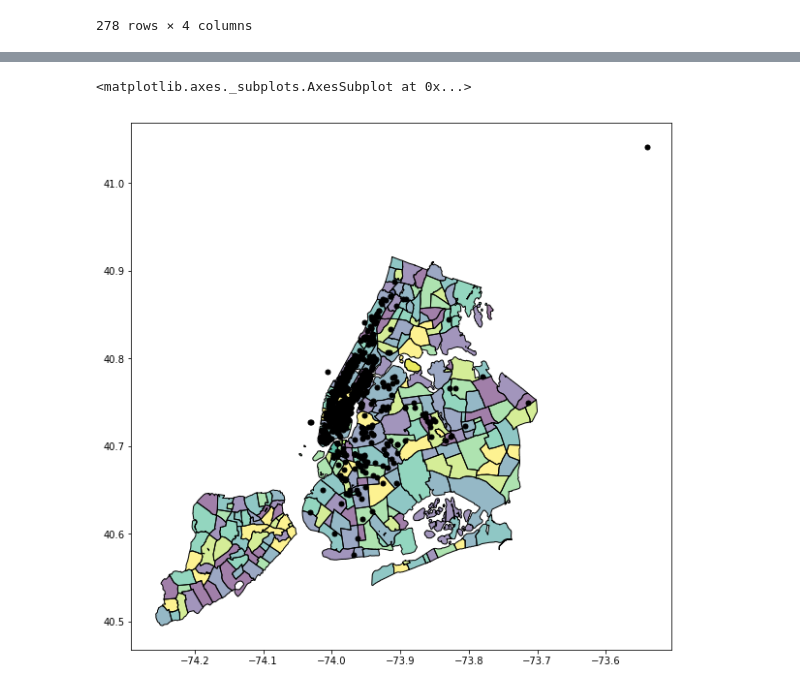
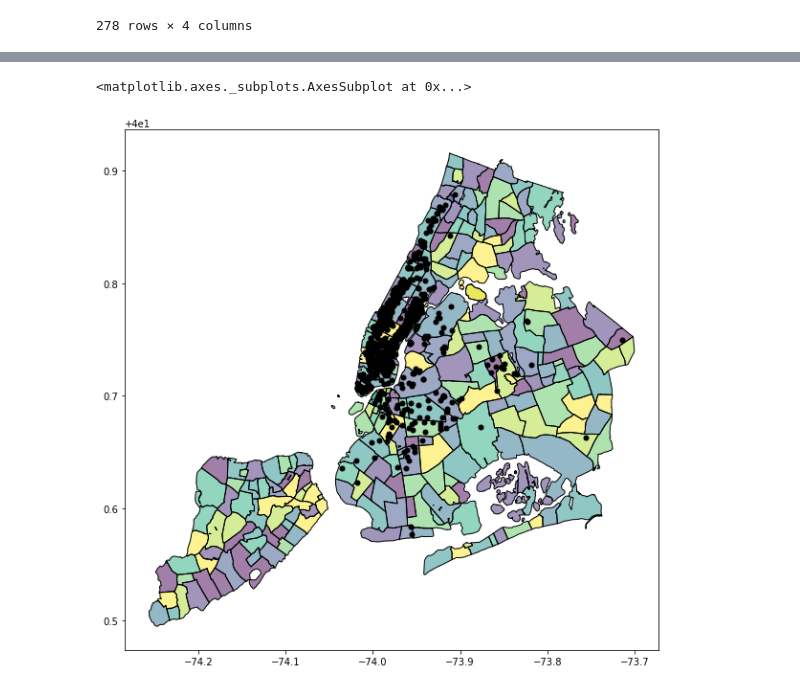
Before and after one commit to phildeutsch/rentals, a Jupyter notebook: regions.ipynb, the cells around one changed output, grey strips where cells are left out. Saved outputs shown, nothing was run; the diff lists cells and outputs as text; code cells hidden in the pictures.

```diff
--- a/regions.ipynb
+++ b/regions.ipynb
@@ -39,0 +36,3 @@ geo_df = gpd.GeoDataFrame(locations, crs=crs, geometry=geometry)
+# %%
+locations = add_region(train)
+locations.head()
@@ -40,7 +46,10 @@ geo_df = gpd.GeoDataFrame(locations, crs=crs, geometry=geometry)
 # %%
+plot_locations = gpd.GeoDataFrame(locations.iloc[:1000])
+plot_locations = plot_locations.loc[~pd.isnull(plot_locations['RegionID'].values)]
+
 fig, ax = plt.subplots(1, figsize=(10,10))
 nyc.plot(ax=ax)
-geo_df.plot(ax=ax, color="black", markersize=5)
+plot_locations.plot(ax=ax, color="black", markersize=5)
 # %% [output]
 <matplotlib.axes._subplots.AxesSubplot at 0x...>
-[figure, old version]
+[figure, new version]
```
Also changed, not shown: parts of 6 cells of this notebook, 2 other files.
